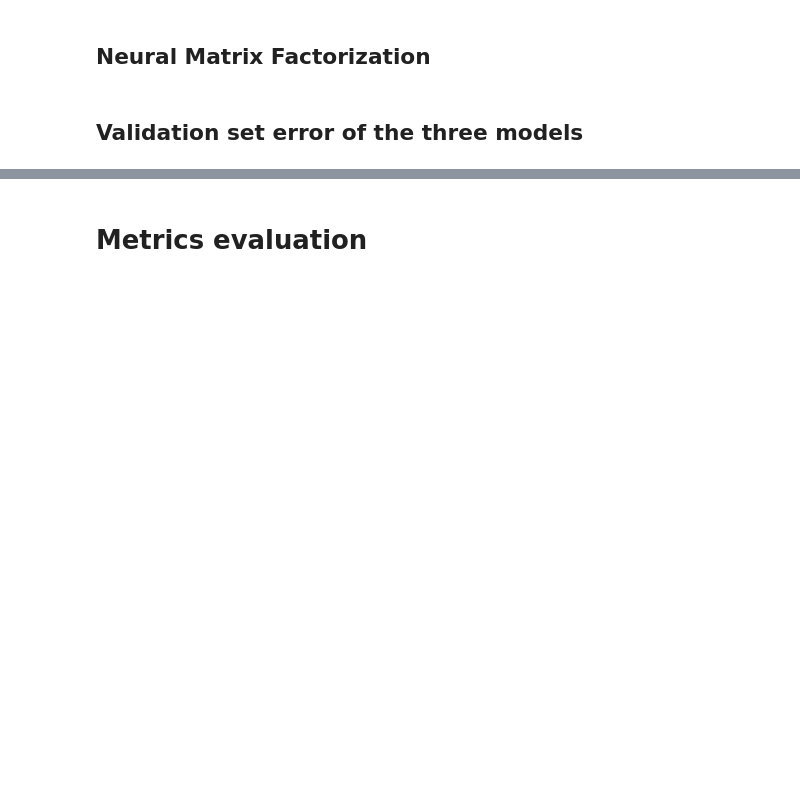
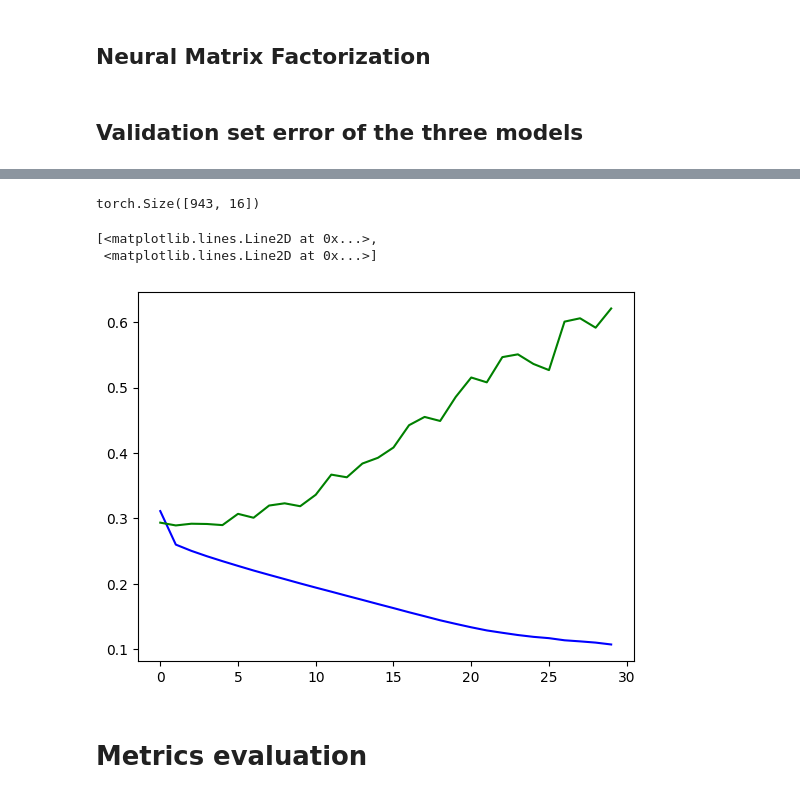
Before and after one commit to agoniko/Neural-Collaborative-Filtering, a Jupyter notebook: Assignment1.ipynb, the cells around one changed output, grey strips where cells are left out. Saved outputs shown, nothing was run; the diff lists cells and outputs as text; code cells hidden in the pictures; blank space fills up the shorter version.

```diff
--- a/Assignment1.ipynb
+++ b/Assignment1.ipynb
@@ -592,7 +587,7 @@ class NeuMF(nn.Module):
             if idx != len(self.fc_layers)-1:
                 vector = nn.ReLU()(vector)
             # vector = nn.BatchNorm1d()(vector)
-            vector = nn.Dropout(p=0.5)(vector)
+            # vector = nn.Dropout(p=0.5)(vector)
         # (batch_size, 8)
         ratings_mlp =  vector
 
@@ -674,9 +669,9 @@ class NCF(nn.Module):
         pass
 # %%
 args.epochs = 30
-args.factor_num = 32
-args.lr = 0.0001
-args.batch_size = 512
+args.factor_num = 16
+args.lr = 0.001
+args.batch_size = 256
 
-#nmf_model = NeuMF(args, num_users, num_items)
+nmf_model = NeuMF(args, num_users, num_items)
 # train_loss, valid_loss = train_model(nmf_model, train_loader, valid_loader, args)
@@ -705,0 +815,7 @@ ax3 = plot_losses2(mlp_model, mlp_losses['train loss'], mlp_losses['valid loss']
+# %%
+nmf_model = NeuMF(args, num_users, num_items)
+# %%
+a1 = torch.ones(943, 16)
+a1.shape
+# %% [output]
+torch.Size([943, 16])
@@ -706,3 +828,11 @@ ax3 = plot_losses2(mlp_model, mlp_losses['train loss'], mlp_losses['valid loss']
+# %%
+train_loss, valid_loss = train_model(nmf_model, train_loader, valid_loader, args)
+# %%
+plt.plot(train_loss, 'b', valid_loss, 'g')
+# %% [output]
+[<matplotlib.lines.Line2D at 0x...>,
+ <matplotlib.lines.Line2D at 0x...>]
+[figure, added]
 # %% [markdown]
 # Metrics evaluation
 # %%
```
Also changed, not shown: parts of 12 cells of this notebook, 8 other files.
